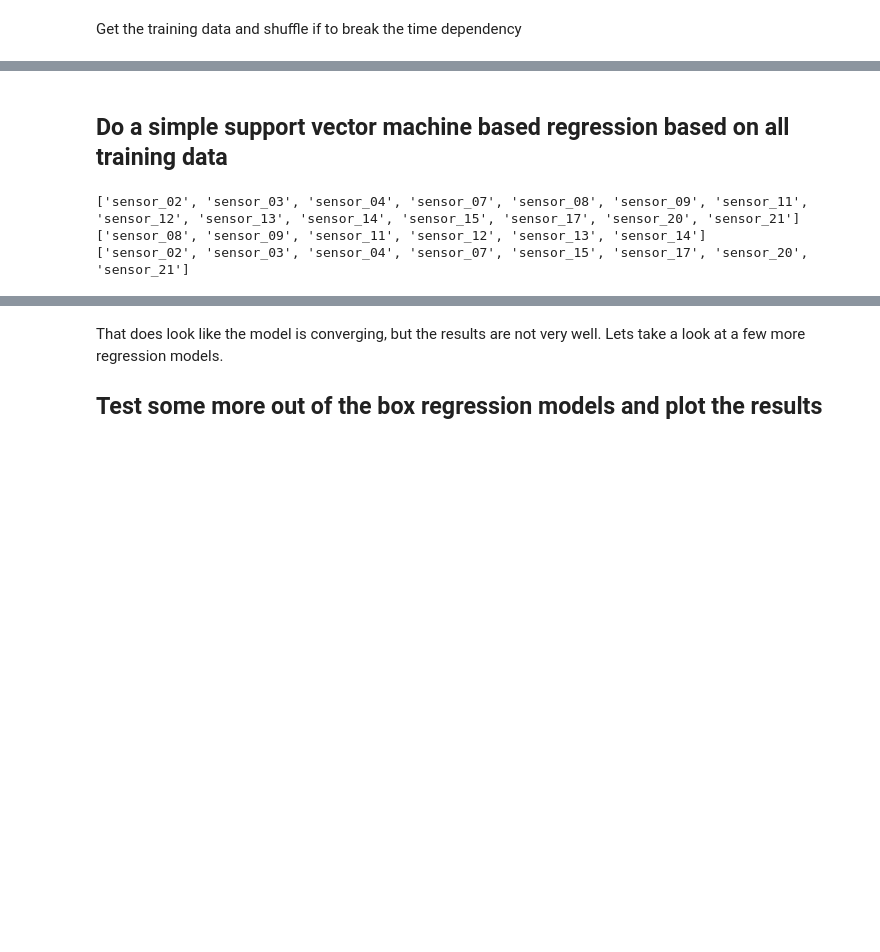
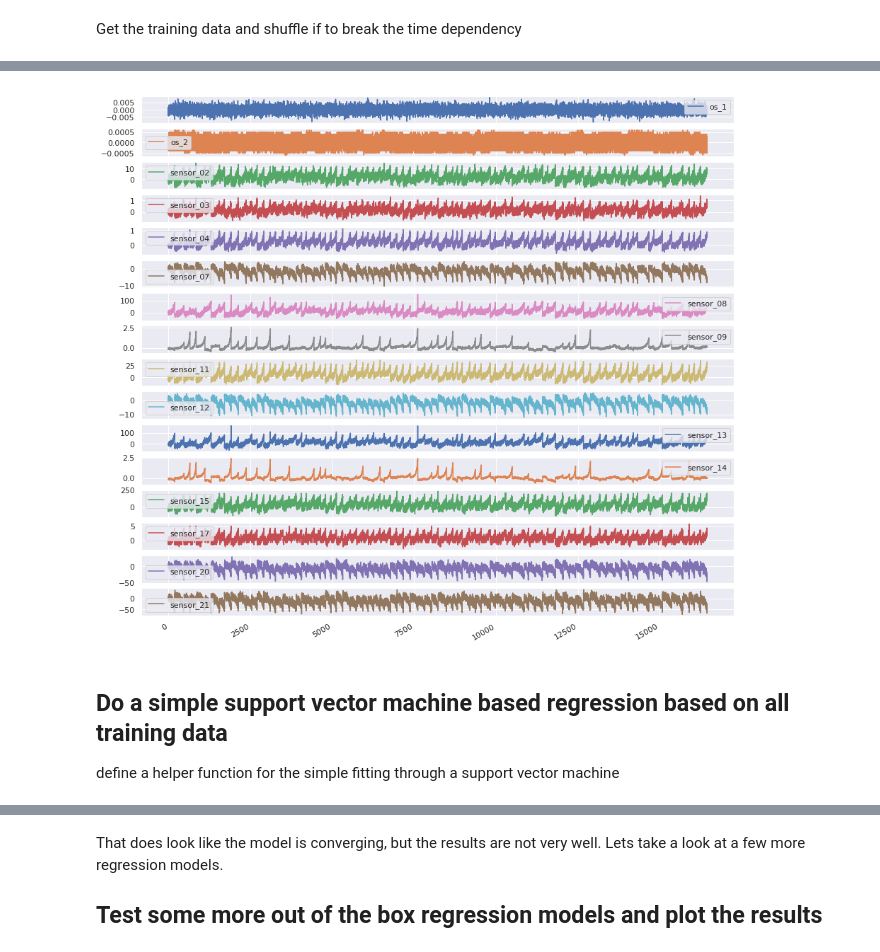
Before and after one commit to TobiasGlaubach/python-ml-turbofan, a Jupyter notebook: TrainSimpleRegressor.ipynb, the cells around one changed output, grey strips where cells are left out. Saved outputs shown, nothing was run; the diff lists cells and outputs as text; code cells hidden in the pictures; blank space fills up the shorter version.

```diff
--- a/TrainSimpleRegressor.ipynb
+++ b/TrainSimpleRegressor.ipynb
@@ -131,2 +127,8 @@ t = pd.DataFrame(X_train, columns=cols_features).plot(subplots=True, figsize=(15
+# %%
+t = pd.DataFrame(df_n_train[cols_features].values, columns=cols_features).plot(subplots=True, figsize=(15, 15))
+# %% [output]
+[figure, added]
 # %% [markdown]
 ## Do a simple support vector machine based regression based on all training data
+
+define a helper function for the simple fitting through a support vector machine
@@ -133,13 +222,2 @@ t = pd.DataFrame(X_train, columns=cols_features).plot(subplots=True, figsize=(15
 # %%
 res = {}
-# %%
-cols_features = [c for c in df_n_train.columns if c.startswith('s')]
-print(cols_features)
-exclude = [ 'sensor_{}'.format(n) for n in ['08', '09', '11', '12', '13', '14'] ]
-print(exclude)
-cols_features = [c for c in df_n_train.columns if c.startswith('s') and c not in exclude]
-print(cols_features)
-# %% [output]
-['sensor_02', 'sensor_03', 'sensor_04', 'sensor_07', 'sensor_08', 'sensor_09', 'sensor_11', 'sensor_12', 'sensor_13', 'sensor_14', 'sensor_15', 'sensor_17', 'sensor_20', 'sensor_21']
-['sensor_08', 'sensor_09', 'sensor_11', 'sensor_12', 'sensor_13', 'sensor_14']
-['sensor_02', 'sensor_03', 'sensor_04', 'sensor_07', 'sensor_15', 'sensor_17', 'sensor_20', 'sensor_21']
```
Also changed, not shown: parts of 30 cells of this notebook, 2 other files.
